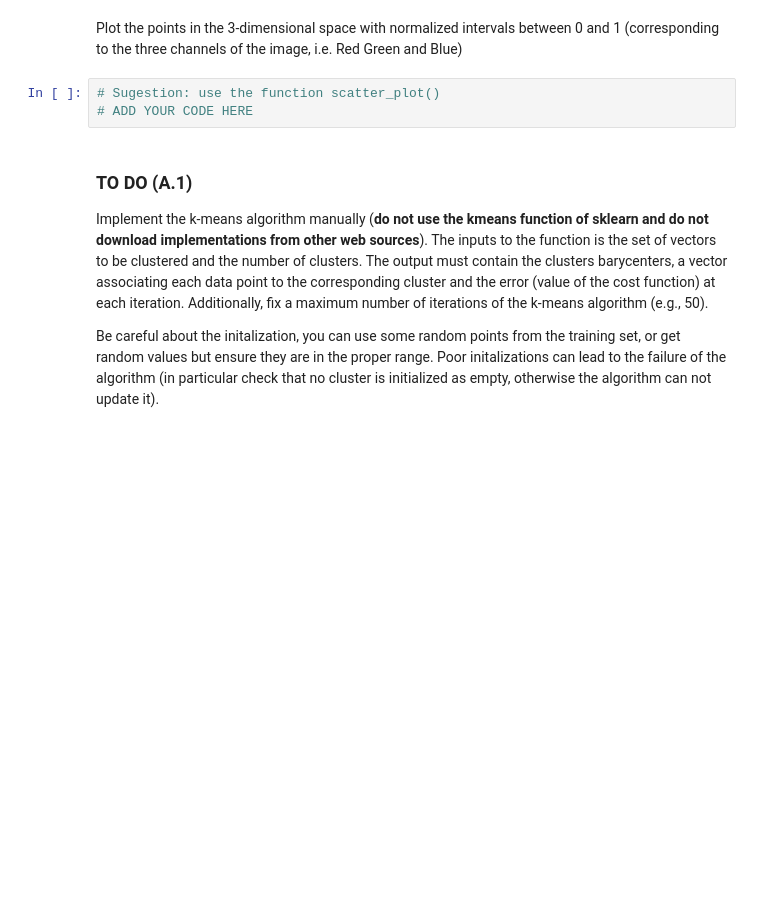
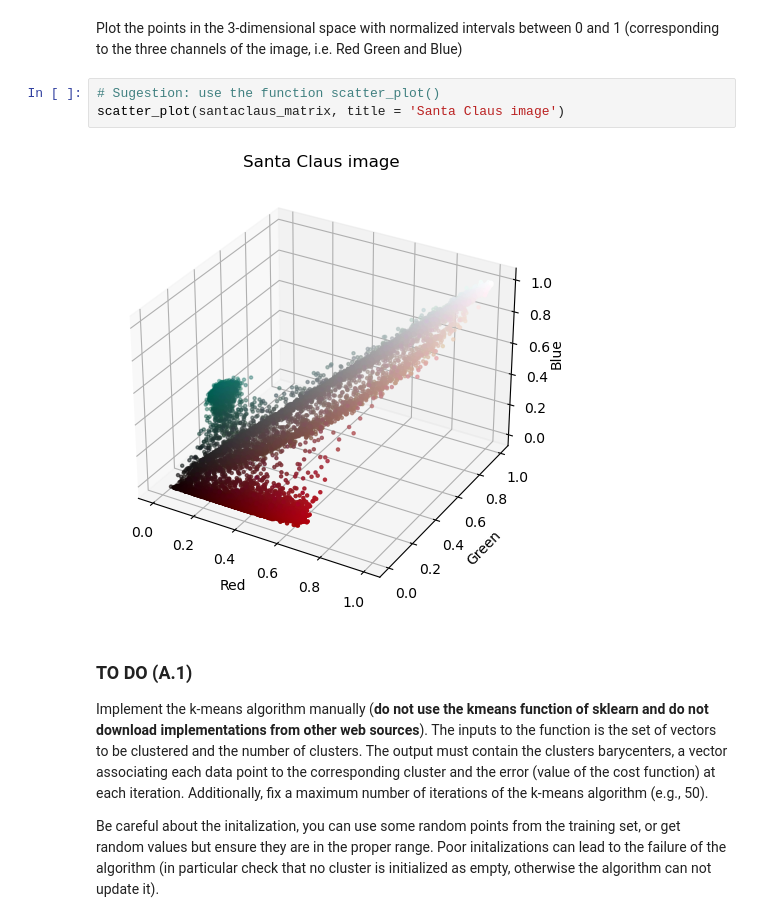
Before and after one commit to darioliotta/MachineLearning-Homeworks, a Jupyter notebook: 3/Liotta_Dario_lab3.ipynb, the cells around one changed output. Cells and saved outputs as stored; diff of their text form; blank space fills up the shorter version.

```diff
--- a/3/Liotta_Dario_lab3.ipynb
+++ b/3/Liotta_Dario_lab3.ipynb
@@ -207,7 +221,9 @@ We are going to start by using the Santa Claus image.
 Plot the points in the 3-dimensional space with normalized intervals between 0 and 1 (corresponding to the three channels of the image, i.e. Red Green and Blue)
 # %%
 # Sugestion: use the function scatter_plot()
-# ADD YOUR CODE HERE
+scatter_plot(santaclaus_matrix, title = 'Santa Claus image')
+# %% [output]
+[figure, added]
 # %% [markdown]
 ### TO DO (A.1)
 Implement the k-means algorithm manually (**do not use the kmeans function of sklearn and do not download implementations from other web sources**). The inputs to the function is the set of vectors to be clustered and the number of clusters. The output must contain the clusters barycenters, a vector associating each data point to the corresponding cluster and the error (value of the cost function) at each iteration.
```
Also changed, not shown: parts of 17 cells of this notebook, 1 other file.
